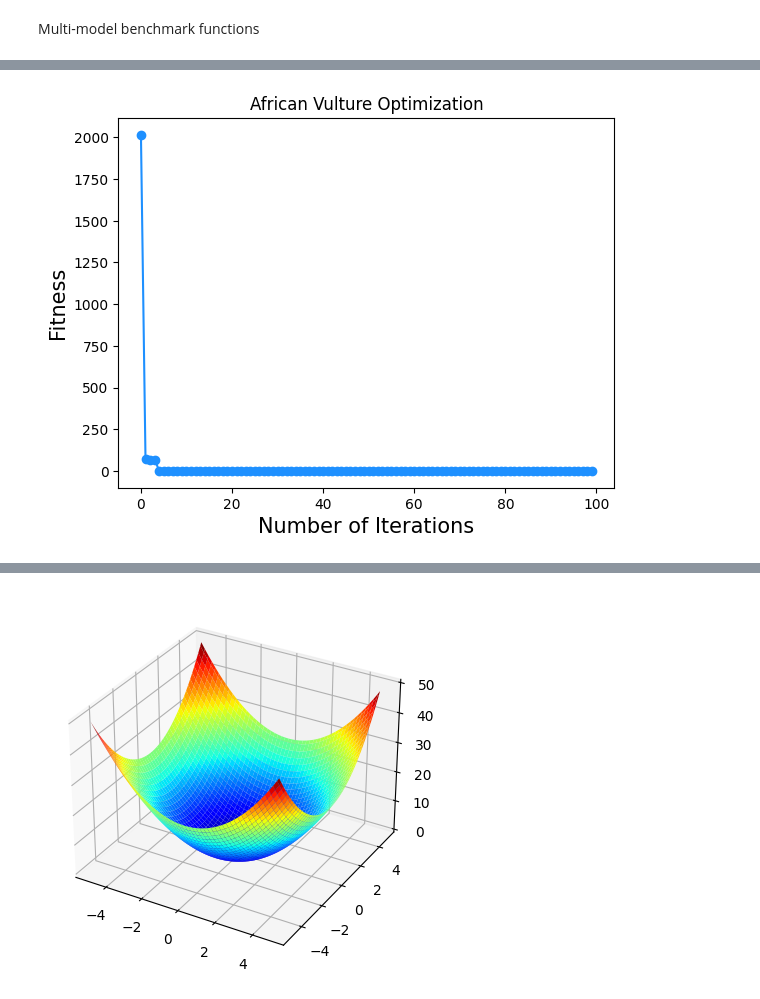
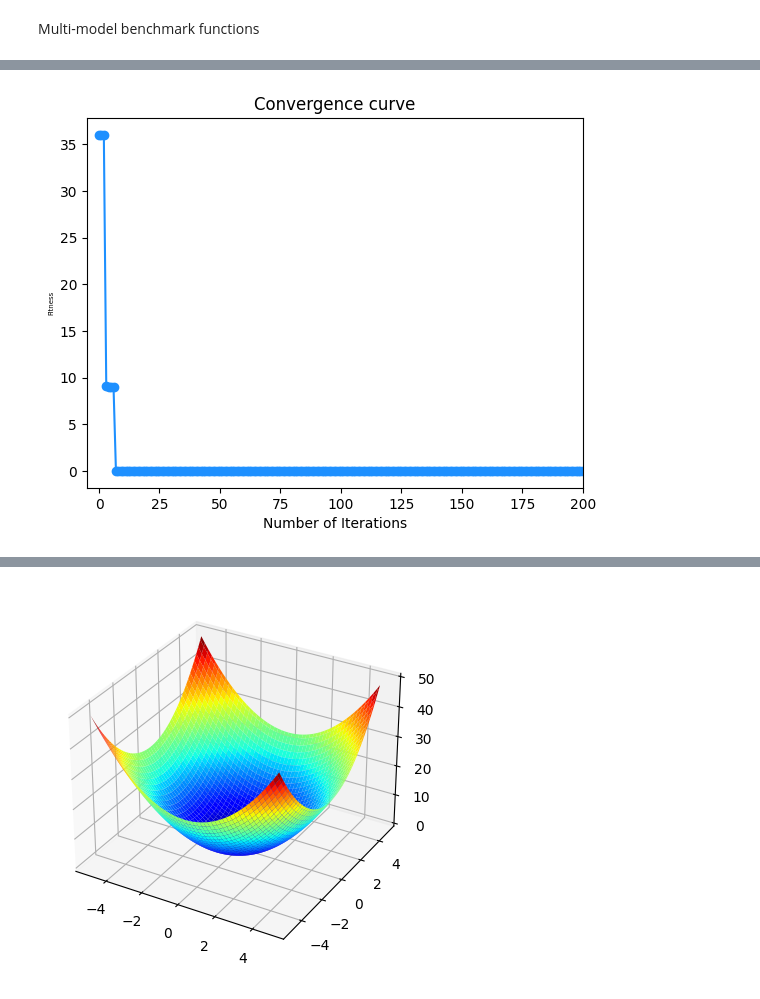
Before and after one commit to wynnstan42/AVOAWorkspace, a Jupyter notebook: AVOA_github.ipynb, the cells around one changed output, grey strips where cells are left out. Cells and saved outputs as stored; diff of their text form; code cells hidden in the pictures.

Commit message:
# update three plots

```diff
--- a/AVOA_github.ipynb
+++ b/AVOA_github.ipynb
@@ -190,7 +190,7 @@ def levyFlight(d):
     o=step
     return o
 # %%
-def AVA(pop,dim,lb,ub,Max_iter,fun,history):
+def AVA(pop,dim,lb,ub,Max_iter,fun,history,fit_history):
     alpha=0.8
     betha=0.2
     p1 = 0.6
@@ -202,6 +202,7 @@ def AVA(pop,dim,lb,ub,Max_iter,fun,history):
     for i in range(pop):
       fitness[i] = CaculateFitness1(X[i, :], fun)
     fitness, sortIndex = SortFitness(fitness)       # Sort the fitness values of African Vultures
+
     X = SortPosition(X, sortIndex)                  # Sort the African Vultures population based on fitness
     GbestScore = fitness[0]                         # Stores the optimal value for the current iteration.
     GbestPositon = np.zeros([1, dim])
@@ -236,8 +237,13 @@ def AVA(pop,dim,lb,ub,Max_iter,fun,history):
             X[i,:] = Xnew[i,:]
       Ybest,index = SortFitness(fitness)
       X = SortPosition(X, index)
+      #print('fitness',fitness)
       #-----------King--------------------#
       history.append(X)
+      for i in range(len(fitness)):
+        ave=np.average(fitness)
+      fit_history.append(ave)
+      #print('ave=',ave)
       #-----------King--------------------#
 
 # Update global best solution
@@ -246,24 +252,26 @@ def AVA(pop,dim,lb,ub,Max_iter,fun,history):
         GbestPositon[0, :] = X[index[0], :]
       #print(GbestPositon)
       Curve[t] = GbestScore
-    return Curve,GbestPositon,GbestScore,history
+    return Curve,GbestPositon,GbestScore,history,fit_history
 # %%
 def fun(X):
     return F1(X)
 rng = np.random.default_rng()
 time_start = time.time()
-pop = 50  # Population size n 50
-MaxIter = 100  # Maximum number of iterations. 100
+pop = 30  # Population size n 50
+MaxIter = 500  # Maximum number of iterations. 100
 dim = 30  # The dimension. 30
 lower=-100  # The lower bound of the search interval.
 upper=100  # The upper bound of the search interval.
 history=[]
+fit_history=[]
 lb = lower*np.ones([dim, 1])
 ub = upper*np.ones([dim, 1])
-Curve,GbestPositon,GbestScore,history = AVA(pop, dim, lb, ub, MaxIter, fun,history) # Afican Vulture Optimization Algorithm
+Curve,GbestPositon,GbestScore,history,fit_history = AVA(pop, dim, lb, ub, MaxIter, fun,history,fit_history) # Afican Vulture Optimization Algorithm
 time_end = time.time()
 print(f"The running time is: {time_end  - time_start } s")
 print('The optimal value：',GbestScore)
 print('The optimal solution：',GbestPositon)
-print('search history:',history)
+#print('search history:',history)
+print('fit history:',fit_history)
 # %% [output]
@@ -296,10 +307,11 @@ plt.show()
 # %%
 ig, ax = plt.subplots()
-ax.plot( Curve,color='dodgerblue', marker='o', markeredgecolor='dodgerblue', markerfacecolor='dodgerblue')
-ax.set_xlabel('Number of Iterations',fontsize=15)
-ax.set_ylabel('Fitness',fontsize=15)
-ax.set_title('African Vulture Optimization')
+ax.plot(Curve,color='dodgerblue', marker='o', markeredgecolor='dodgerblue', markerfacecolor='dodgerblue')
+ax.set_xlabel('Number of Iterations',fontsize=10)
+ax.set_ylabel('Fitness',fontsize=5)
+ax.set_xlim(-5,200)
+ax.set_title('Convergence curve')
 plt.savefig('image.jpg', format='jpg')
 plt.show()
 # %% [output]
-[figure, old version]
+[figure, new version]
```
Also changed, not shown: parts of 4 cells of this notebook, 1 other file.
